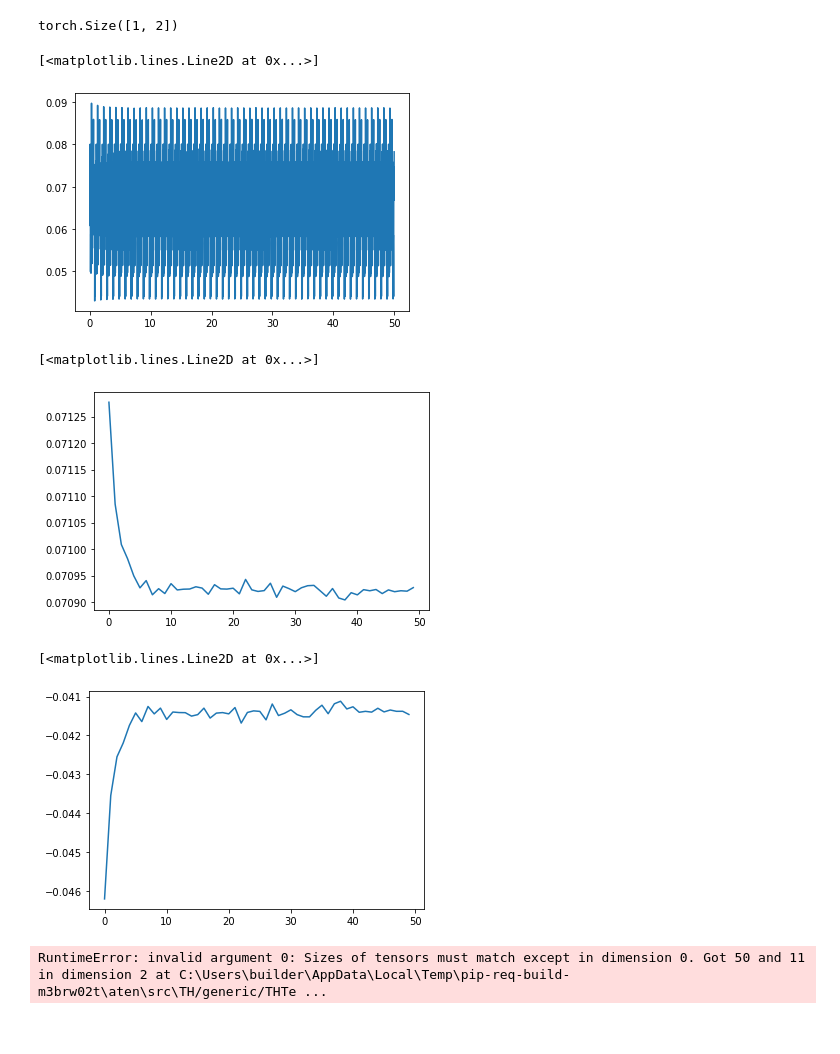
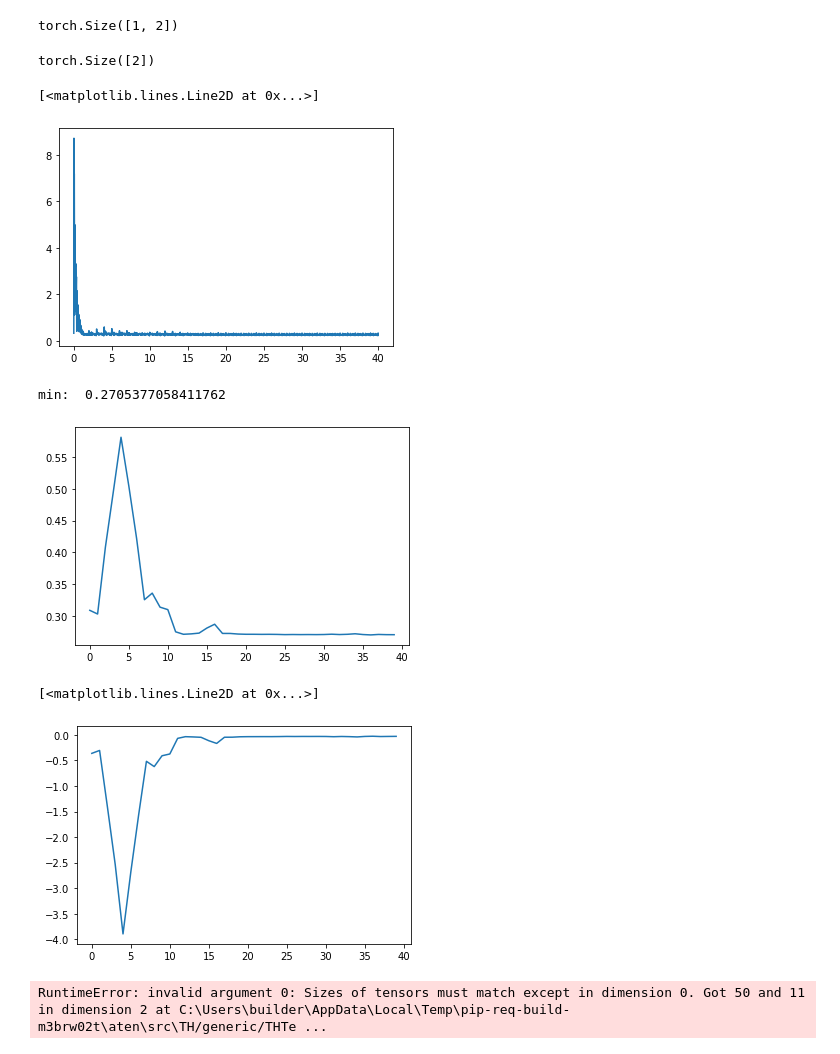
Before and after one commit to victor-42/music-emotion-detection, a Jupyter notebook: rnn.ipynb, the cells around one changed output. Cells and saved outputs as stored; diff of their text form; code cells hidden in the pictures.

Commit message:
LSTM didnt really work, need to try some things

```diff
--- a/rnn.ipynb
+++ b/rnn.ipynb
@@ -58,3 +56,5 @@ dataset = deam_dataset
+# %%
+deam_dataset.mode = 'mfcc_last_sequence'
 # %%
 torch.save(deam_dataset, dataset_path, pickle_protocol=4)
 # %%
@@ -183,7 +96,7 @@ def generate_square_subsequent_mask(sz: int) -> Tensor:
 # %%
 class LSTMNet(nn.Module):
 
-    def __init__(self, embedding_dim=50, hidden_dim=64, target_size=2, dropout=0.2):
+    def __init__(self, embedding_dim=50, hidden_dim=64, target_size=2, dropout=0.1):
         super(LSTMNet, self).__init__()
         self.hidden_dim = hidden_dim
 
@@ -192,13 +105,22 @@ class LSTMNet(nn.Module):
         self.lstm = nn.LSTM(embedding_dim, hidden_dim, dropout=dropout, num_layers=24, batch_first=True)
 
         # The linear layer that maps from hidden state space to tag space
+        self.embedding_dim = 50
+
         self.linear = nn.Linear(hidden_dim, 32, bias=True)
-        self.relu = nn.ReLU()
+        self.relu = nn.ReLU(inplace=False)
         self.linear2 = nn.Linear(32, 2, bias=True)
+        self.dropout1 = nn.Dropout(0.1, inplace=False)
 
     def forward(self, x):
-        x, _ = self.lstm(x)
-        x = self.relu(self.linear(x))
+        batch_size = len(x)
+        h_0 = Variable(torch.zeros(24, batch_size, self.hidden_dim).to(device))
+        c_0 = Variable(torch.zeros(24, batch_size, self.hidden_dim).to(device))
+
+
+        output, (final_hidden_state, final_cell_state) = self.lstm(x, (h_0, c_0))
+        output, (final_hidden_state, final_cell_state) = self.lstm(output, )
+        x = self.linear(final_hidden_state[-1])
         x = self.linear2(x)
         return x
 # %%
@@ -228,6 +154,10 @@ torch.Size([1, 2])
 torch.Tensor(deam_dataset.labels[0][-1])[None, :].size()
 # %% [output]
 torch.Size([1, 2])
+# %%
+deam_dataset[0][1].size()
+# %% [output]
+torch.Size([2])
 # %%
 def get_n_params(model):
     pp=0
@@ -239,9 +169,9 @@ def get_n_params(model):
     return pp
 # %%
 criterion = nn.MSELoss()
-optimizer = optim.SGD(net.parameters(), lr=0.01)
+optimizer = optim.Adam(net.parameters(), lr=0.1)
 # %%
-def train(model, epochs=50):
+def train(model, epochs=40):
     train_loss = []
     val_loss = []
     for epoch in tqdm(range(epochs)):
@@ -268,20 +198,21 @@ def train(model, epochs=50):
 
 train_loss, val_loss = train(net)
 # %%
-plt.plot(train_loss[:, 0], np.sqrt(train_loss[:, 1]))
+plt.plot(train_loss[0:, 0], np.sqrt(train_loss[0:, 1]))
 # %% [output]
 [<matplotlib.lines.Line2D at 0x...>]
-[figure, old version]
+[figure, new version]
 # %%
 plt.plot(val_loss[:, 0], np.sqrt(val_loss[:, 1]))
+print('min: ', np.min(np.sqrt(val_loss[:, 1])))
 # %% [output]
-[<matplotlib.lines.Line2D at 0x...>]
+min:  0.2705377058411762
-[figure, old version]
+[figure, new version]
 # %%
 plt.plot(val_loss[:, 0], val_loss[:, 2])
 # %% [output]
 [<matplotlib.lines.Line2D at 0x...>]
-[figure, old version]
+[figure, new version]
 # %%
 for x, y in train_loader:
     print(x.size())
```
Also changed, not shown: parts of 9 cells of this notebook, 1 other file.
